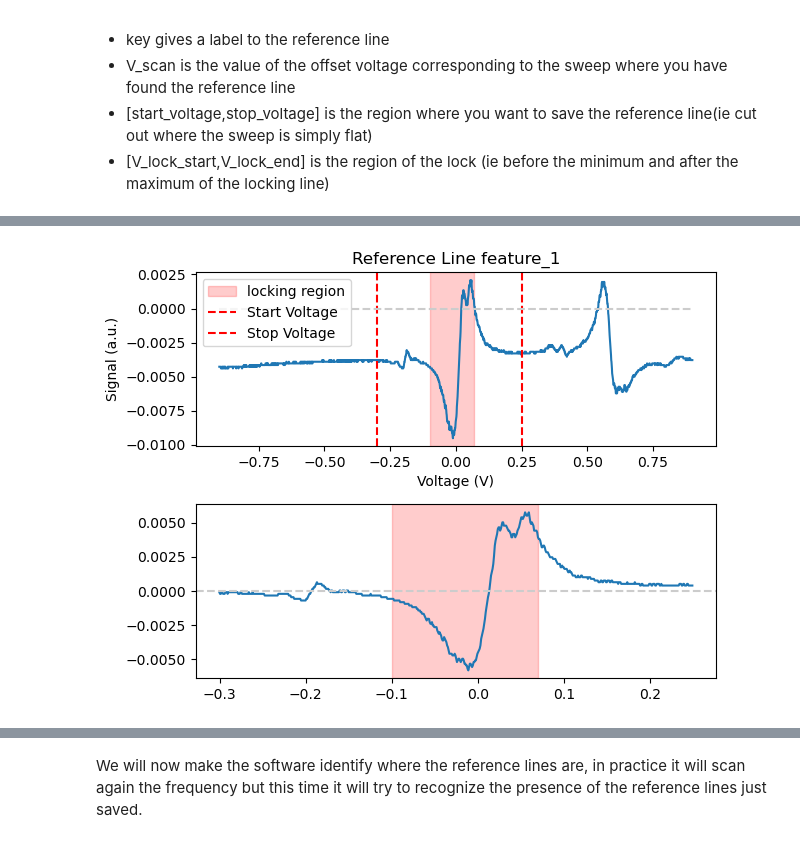
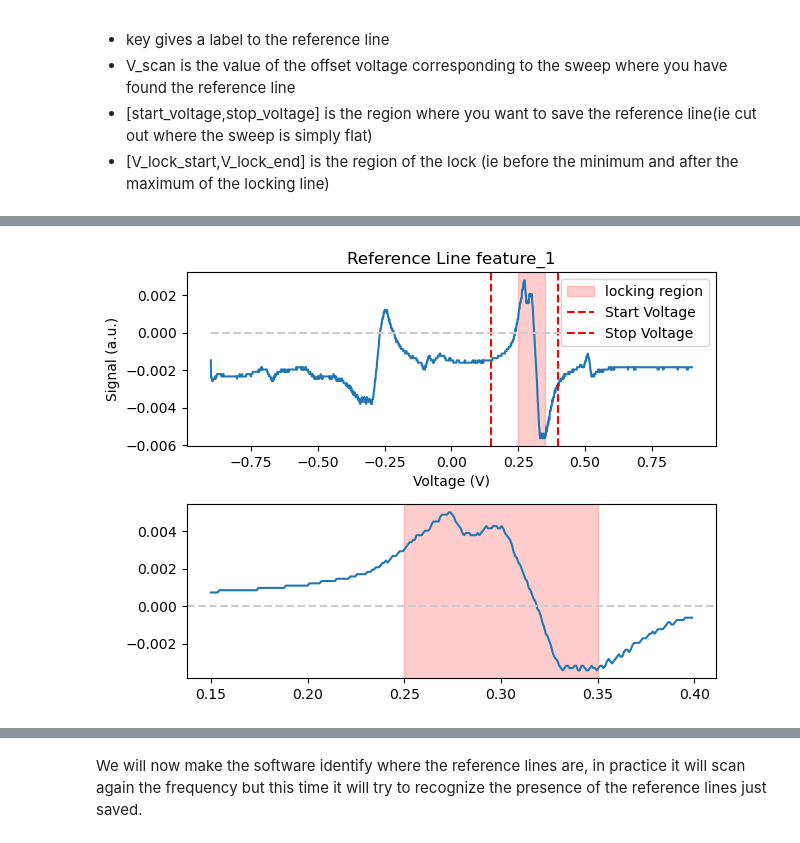
Before and after one commit to jack00look/RP_Spectroscopy, a Jupyter notebook: Notebook_Serafini.ipynb, the cells around one changed output, grey strips where cells are left out. Cells and saved outputs as stored; diff of their text form; code cells hidden in the pictures.

```diff
--- a/Notebook_Serafini.ipynb
+++ b/Notebook_Serafini.ipynb
@@ -74,5 +97,5 @@ Set False to True if want to save new reference lines.
 if True:
     #RP_controller.reset_reference_lines()
     # replace the key and V_scan with the appropriate values for your features
-    RP_controller.save_reference_line(key = 'feature_1', V_scan = .929, start_voltage=-0.3, stop_voltage=0.25, V_lock_start = -0.1, V_lock_end = 0.07, offset=0.0037)
+    RP_controller.save_reference_line(key = 'feature_1', V_scan = .966, start_voltage=0.15, stop_voltage=0.4, V_lock_start = 0.25, V_lock_end = 0.35, offset=0.0022)
 # %% [output]
@@ -82 +105 @@ if True:
-[figure, old version]
+[figure, new version]
```
Also changed, not shown: parts of 6 cells of this notebook, 11 other files.
